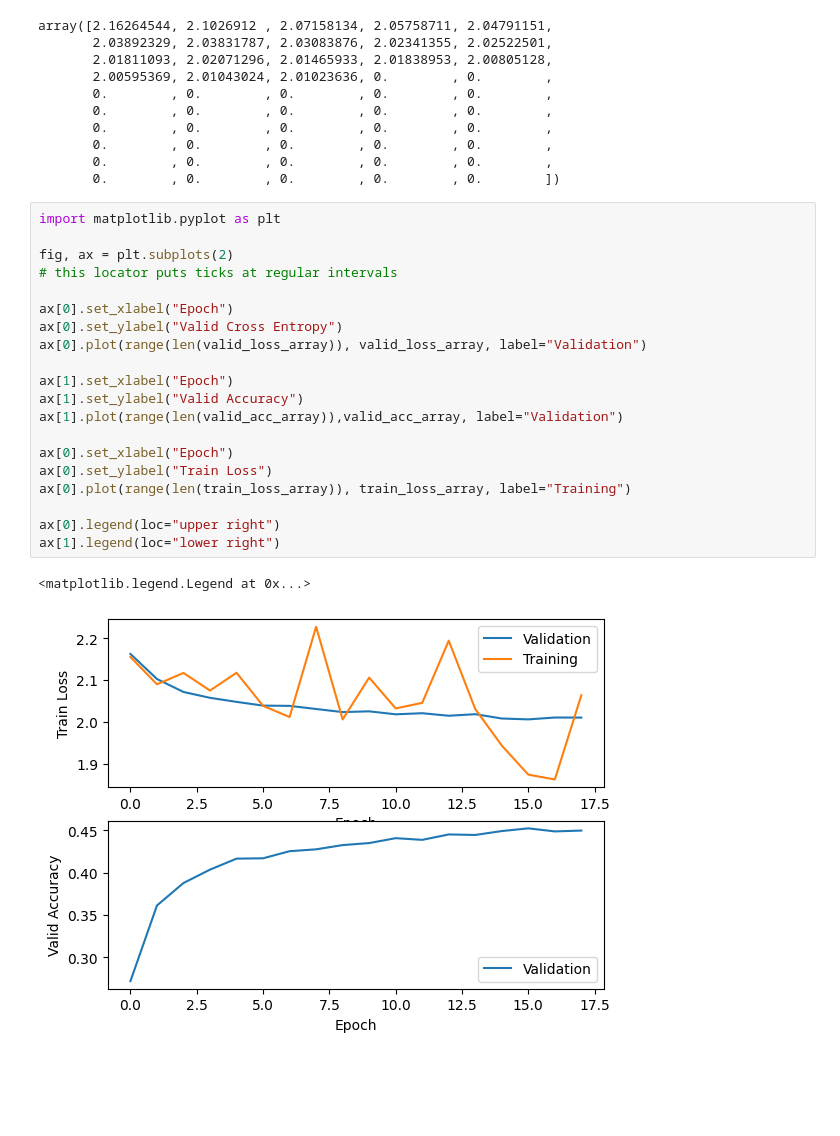
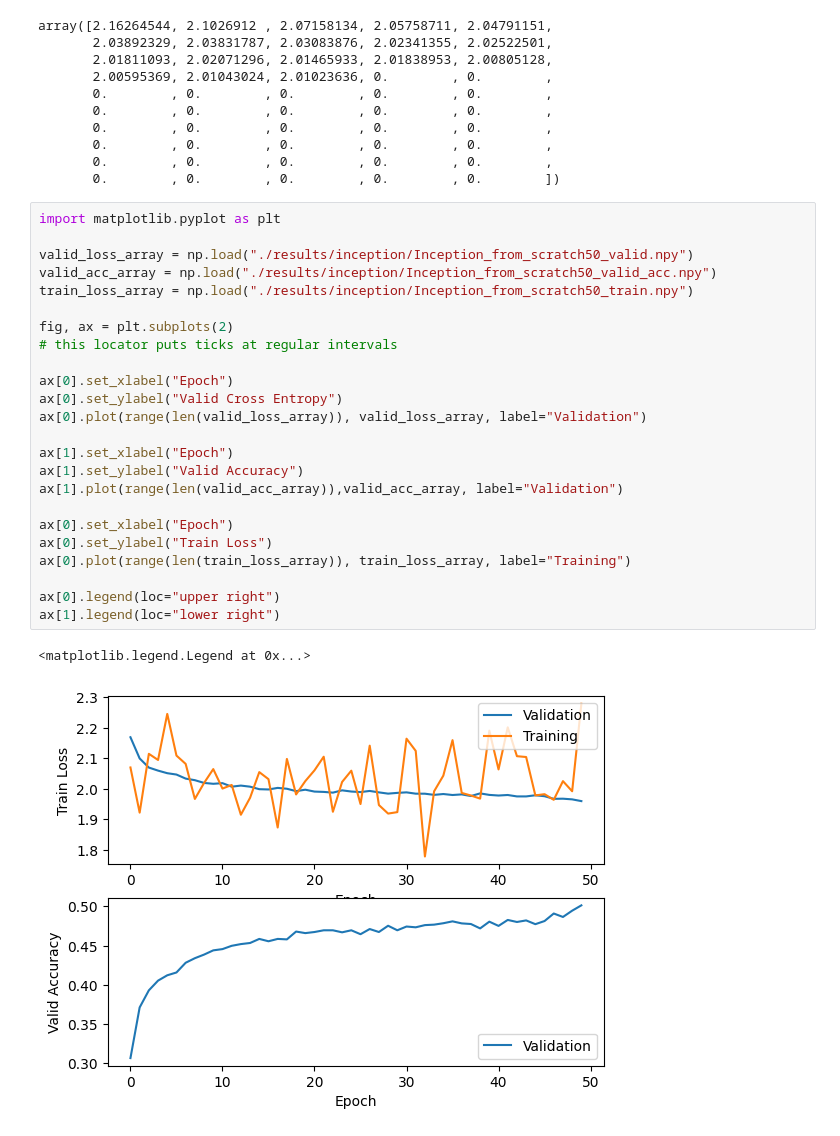
Before and after one commit to JoseMorales7/CS541Project, a Jupyter notebook: Inception_from_scratch.ipynb, the cells around one changed output. Cells and saved outputs as stored; diff of their text form; blank space fills up the shorter version.

```diff
--- a/Inception_from_scratch.ipynb
+++ b/Inception_from_scratch.ipynb
@@ -205,27 +205,31 @@ array([2.16264544, 2.1026912 , 2.07158134, 2.05758711, 2.04791151,
        0.        , 0.        , 0.        , 0.        , 0.        ])
 # %%
 import matplotlib.pyplot as plt
+
+valid_loss_array = np.load("./results/inception/Inception_from_scratch50_valid.npy")
+valid_acc_array = np.load("./results/inception/Inception_from_scratch50_valid_acc.npy")
+train_loss_array = np.load("./results/inception/Inception_from_scratch50_train.npy")
 
 fig, ax = plt.subplots(2)
 # this locator puts ticks at regular intervals
 
 ax[0].set_xlabel("Epoch")
 ax[0].set_ylabel("Valid Cross Entropy")
 ax[0].plot(range(len(valid_loss_array)), valid_loss_array, label="Validation")
 
 ax[1].set_xlabel("Epoch")
 ax[1].set_ylabel("Valid Accuracy")
 ax[1].plot(range(len(valid_acc_array)),valid_acc_array, label="Validation")
 
 ax[0].set_xlabel("Epoch")
 ax[0].set_ylabel("Train Loss")
 ax[0].plot(range(len(train_loss_array)), train_loss_array, label="Training")
 
 ax[0].legend(loc="upper right")
 ax[1].legend(loc="lower right")
 # %% [output]
 <matplotlib.legend.Legend at 0x...>
-[figure, old version]
+[figure, new version]
 # %%
 test_loss, test_acc = evaluate_on_data(model, validDataLoader)
 print(f"Test Loss: {test_loss}, Test ACC: {test_acc}")
```
Also changed, not shown: parts of 1 cell of this notebook, 4 other files.
